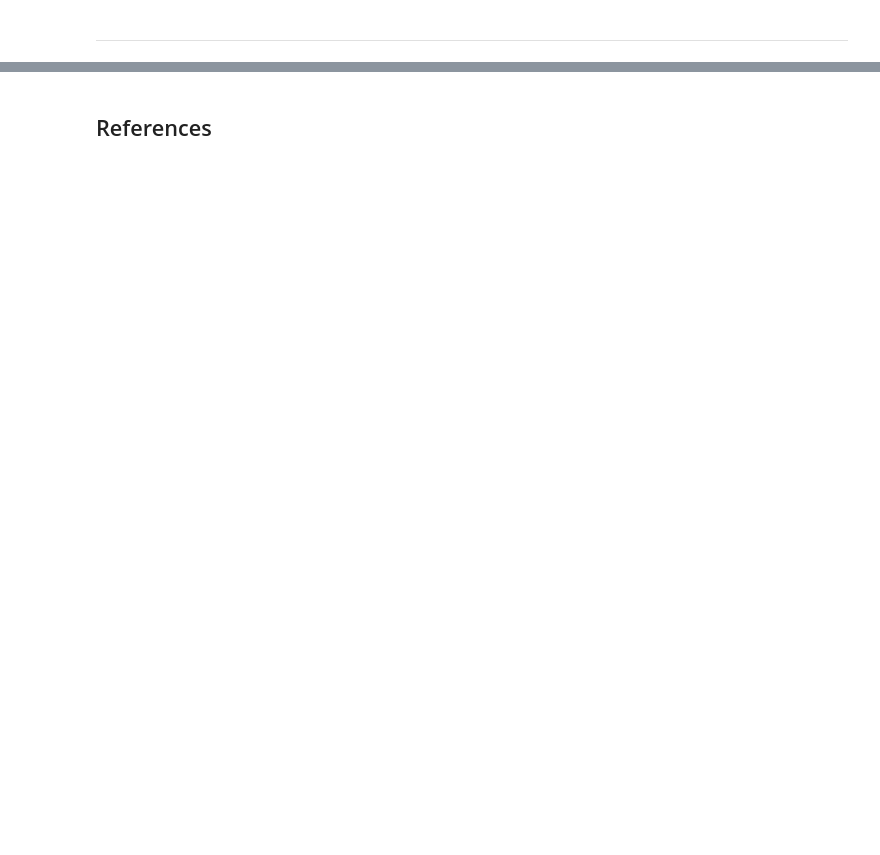
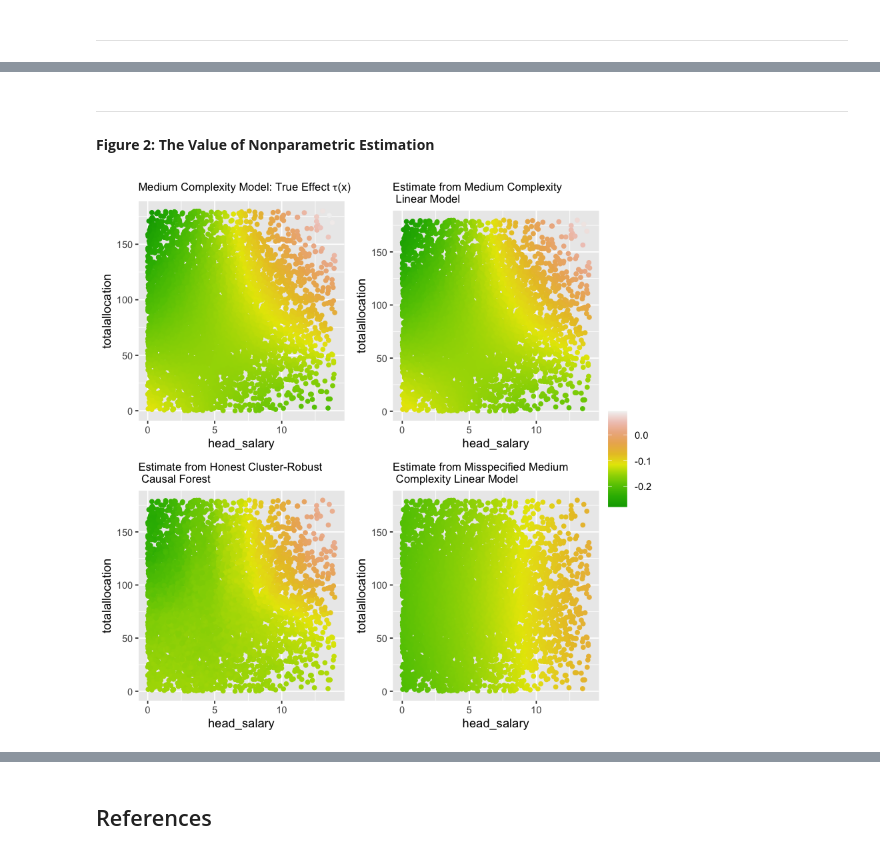
Before and after one commit to gerwinkiessling/CompStat, a Jupyter notebook: Project_Corruption.ipynb, the cells around one changed output, grey strips where cells are left out. Cells and saved outputs as stored; diff of their text form; code cells hidden in the pictures; blank space fills up the shorter version.

```diff
--- a/Project_Corruption.ipynb
+++ b/Project_Corruption.ipynb
@@ -952,0 +358,8 @@ _Note: The plots show the true treatment effect $\tau(X_i)$ (upper left), the me
+# %% [markdown]
+---
+# %% [markdown]
+**Figure 2: The Value of Nonparametric Estimation**
+# %%
+figure2(n_test=6000, n_train=6000, n.trees=2000, model='medium', N_clusters=150)
+# %% [output]
+[figure, added]
```
Also changed, not shown: parts of 109 cells of this notebook.
